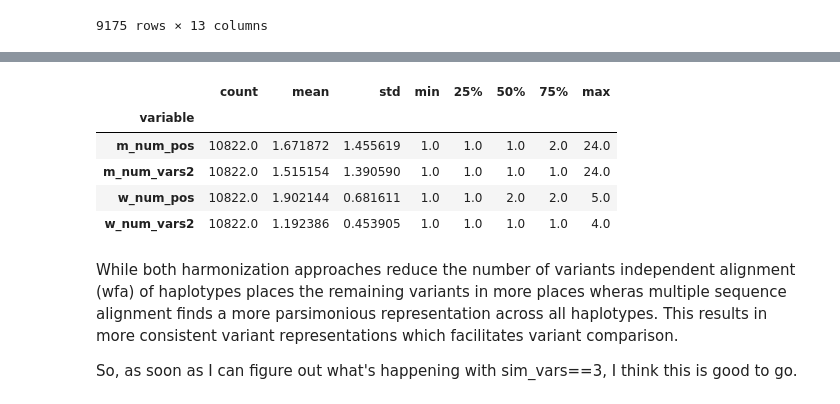
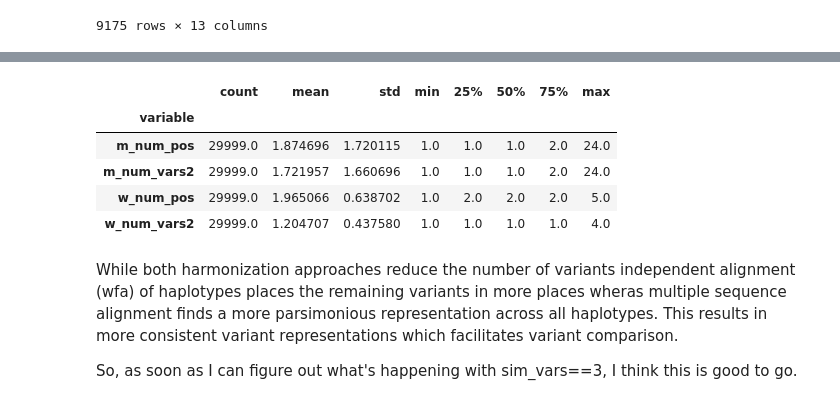
Before and after one commit to ACEnglish/adotto, a Jupyter notebook: manuscript/synthetic_trs/SplitSimulation.ipynb, the cells around one changed output, grey strips where cells are left out. Saved outputs shown, nothing was run; the diff lists cells and outputs as text; code cells hidden in the pictures.

```diff
--- a/manuscript/synthetic_trs/SplitSimulation.ipynb
+++ b/manuscript/synthetic_trs/SplitSimulation.ipynb
@@ -32,7 +32,7 @@ data[data['sim_vars'] == 3]
 | 29998 | 5 | 1 | ATATATATTATATATGGCTG | 2 | 1 | 3 | 3 | 1 | ... |
 9175 rows × 13 columns
 # %%
-m = data[(data['num_changes'] < 2)].melt(id_vars=['sim_vars'], value_vars=['m_num_pos', 'w_num_pos', 'm_num_vars2', 'w_num_vars2'])
+m = data.melt(id_vars=['sim_vars'], value_vars=['m_num_pos', 'w_num_pos', 'm_num_vars2', 'w_num_vars2'])
 sb.boxplot(data=m, x="sim_vars", y='value', hue='variable')
 # %% [output]
 <Axes: xlabel='sim_vars', ylabel='value'>
@@ -40,12 +52,12 @@ sb.boxplot(data=m, x="sim_vars", y='value', hue='variable')
 # %%
-m[(m['sim_vars'] != 3)].groupby(['variable'])['value'].describe()
+m.groupby(['variable'])['value'].describe()
 # %% [output]
 |  | count | mean | std | min | 25% | 50% | 75% | max |
 | variable |  |  |  |  |  |  |  |  |
-| m_num_pos | 10822.0 | 1.671872 | 1.455619 | 1.0 | 1.0 | 1.0 | 2.0 | 24.0 |
-| m_num_vars2 | 10822.0 | 1.515154 | 1.390590 | 1.0 | 1.0 | 1.0 | 1.0 | 24.0 |
-| w_num_pos | 10822.0 | 1.902144 | 0.681611 | 1.0 | 1.0 | 2.0 | 2.0 | 5.0 |
-| w_num_vars2 | 10822.0 | 1.192386 | 0.453905 | 1.0 | 1.0 | 1.0 | 1.0 | 4.0 |
+| m_num_pos | 29999.0 | 1.874696 | 1.720115 | 1.0 | 1.0 | 1.0 | 2.0 | 24.0 |
+| m_num_vars2 | 29999.0 | 1.721957 | 1.660696 | 1.0 | 1.0 | 1.0 | 2.0 | 24.0 |
+| w_num_pos | 29999.0 | 1.965066 | 0.638702 | 1.0 | 2.0 | 2.0 | 2.0 | 5.0 |
+| w_num_vars2 | 29999.0 | 1.204707 | 0.437580 | 1.0 | 1.0 | 1.0 | 1.0 | 4.0 |
 # %% [markdown]
 While both harmonization approaches reduce the number of variants
 independent alignment (wfa) of haplotypes places the remaining variants in more places wheras multiple sequence alignment finds a more parsimonious representation across all haplotypes. This results in more consistent variant representations which facilitates variant comparison.
```
Also changed, not shown: parts of 2 cells of this notebook, 4 other files.
